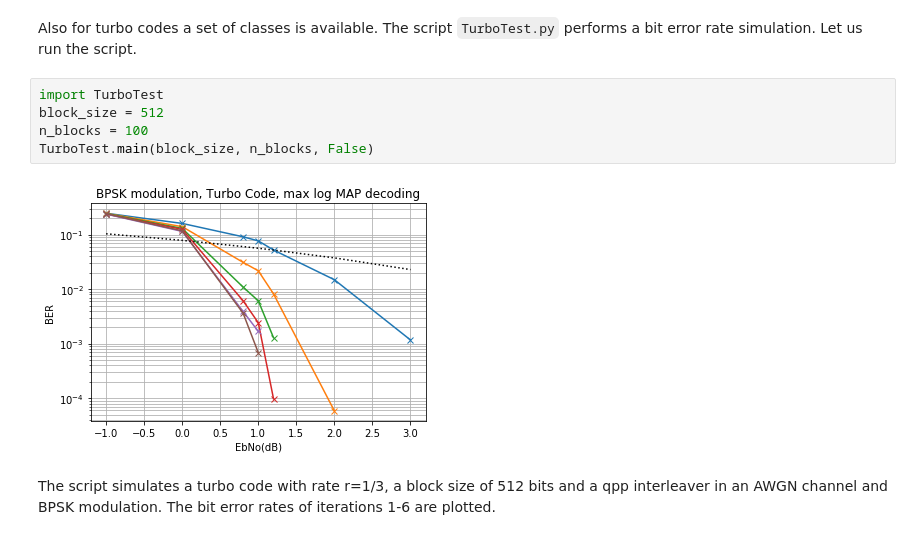
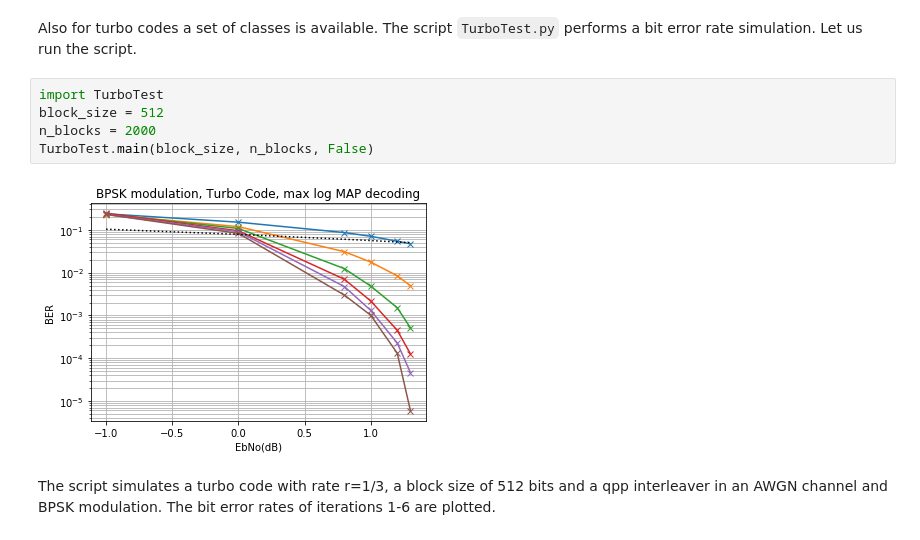
Before and after one commit to plex1/turpy, a Jupyter notebook: Showcase.ipynb, the cells around one changed output. Drawn from its saved outputs; the diff is of its cells as text.

```diff
--- a/Showcase.ipynb
+++ b/Showcase.ipynb
@@ -78,9 +83,9 @@ Also for turbo codes a set of classes is available. The script `TurboTest.py` pe
 # %%
 import TurboTest
 block_size = 512
-n_blocks = 100
+n_blocks = 2000
 TurboTest.main(block_size, n_blocks, False)
 # %% [output]
-[figure, old version]
+[figure, new version]
 # %% [markdown]
 The script simulates a turbo code with rate r=1/3, a block size of 512 bits and a qpp interleaver in an AWGN channel and BPSK modulation. The bit error rates of iterations 1-6 are plotted.
```
Also changed, not shown: parts of 7 cells of this notebook, 3 other files.
